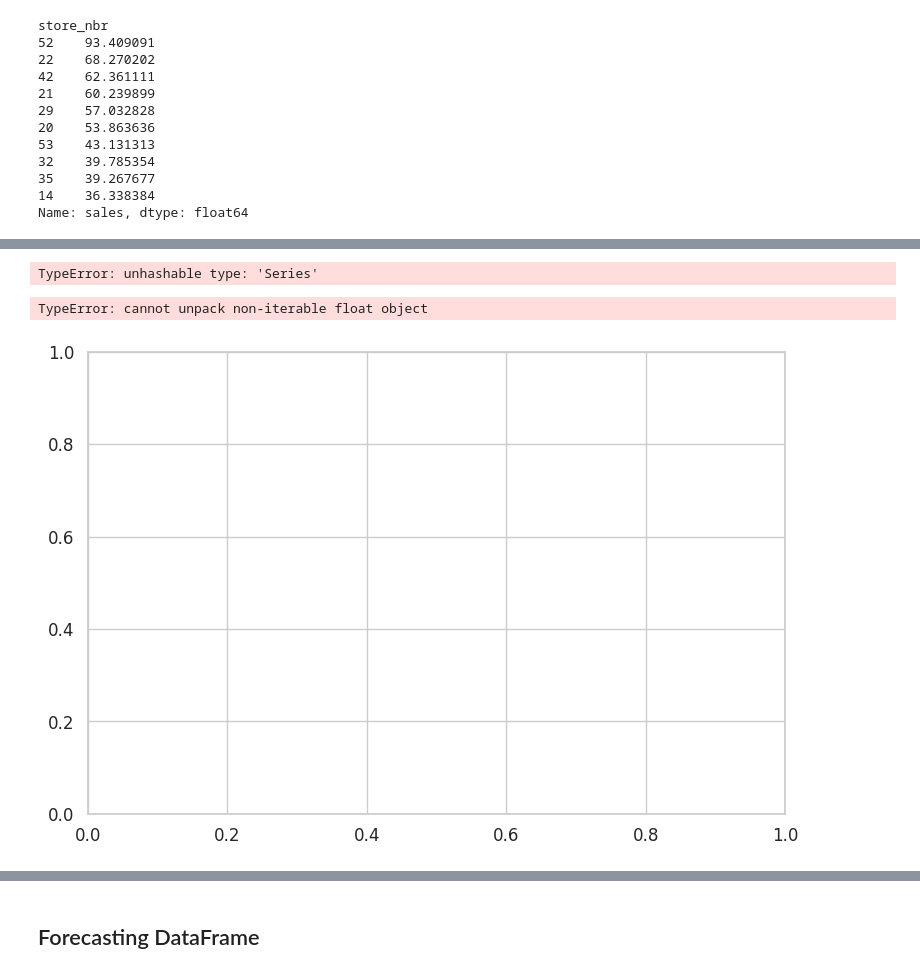
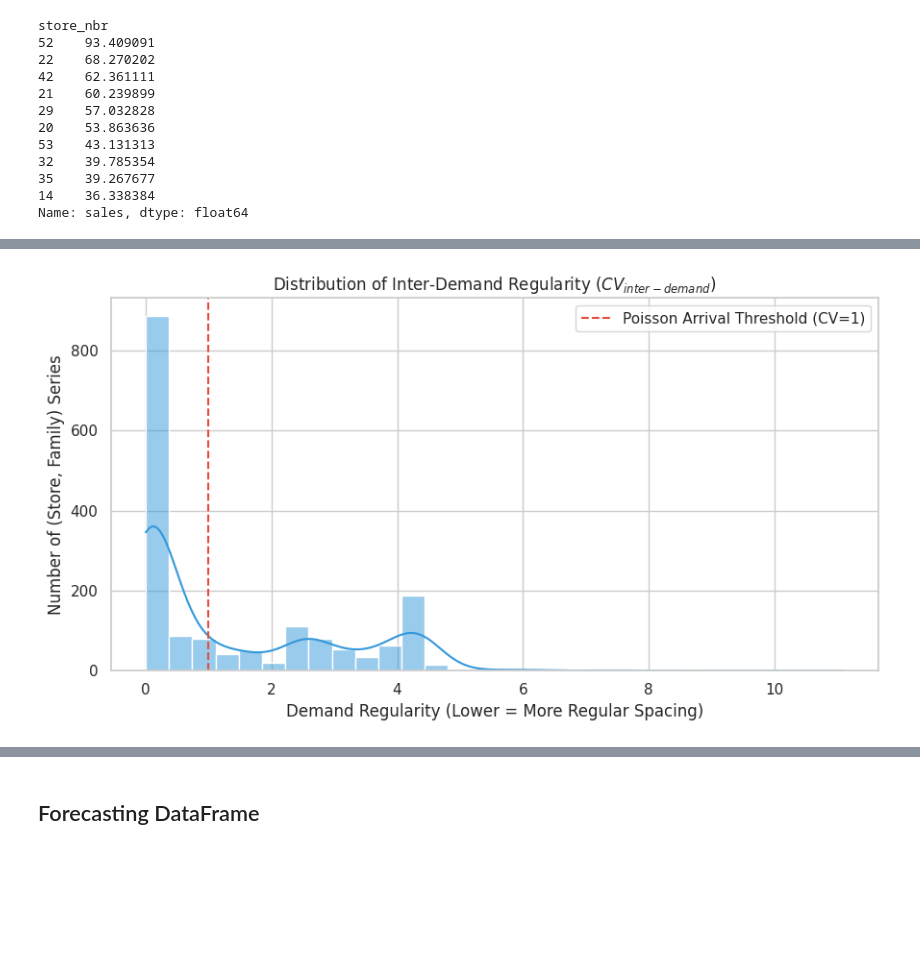
Before and after one commit to on1link/nixtla-store-sales-forecasting, a Jupyter notebook: notebooks/store_forecasting.ipynb, the cells around one changed output, grey strips where cells are left out. Drawn from its saved outputs; the diff is of its cells as text; code cells hidden in the pictures; blank space fills up the shorter version.

```diff
--- a/notebooks/store_forecasting.ipynb
+++ b/notebooks/store_forecasting.ipynb
@@ -577,35 +676,49 @@ pd.DataFrame({"name": ["dead_series", "intermittent", "low_zero"], "values": [de
 # %%
 # Detect intermittend demand (coefficient of variation of inter-demand invervals)
-def demand_regularity(series):
-    nonzero_idx = series[series > 0].index
+def calc_demand_regularity(series):
+    nonzero_idx = np.flatnonzero(series.values > 0)
     gaps = np.diff(nonzero_idx).astype("timedelta64[D]").astype(int)
     if len(gaps) < 2:
         return np.inf
     return gaps.std() / gaps.mean() # CV of inter_demand time
+
+# Add the Demand Interval axis (How frequent the demand occurs in average)
+# And then Lollipop plot
+
+def calc_demand_interval(series):
+    nonzero_idx = np.flatnonzero(series.values > 0)
+    if len(nonzero_idx) < 1:
+        return np.nan
+    gaps = np.diff(nonzero_idx).astype("timedelta64[D]").astype(int)
+    return gaps.mean()
 # %%
-train.groupby(['store_nbr', 'family'])["sales"].apply(demand_regularity)
+demand_regularity_df = train.sort_values(['store_nbr', 'family', 'date']).groupby(['store_nbr', 'family'])["sales"].agg(cv2=calc_demand_regularity, adi=calc_demand_interval).reset_index().dropna()
-# %% [output]
-TypeError: unhashable type: 'Series'
-# %%
-fig, ax = plt.subplots(figsize=(9, 6))
-
-colors = {
-    "Smooth": "#2ecc71",
-    "Erratic": "#e67e22",
-    "Intermittent": "#3498db",
-    "Lumpy": "#e74c3c",
-}
-
-# Groupby loop required for colored categories in Pandas
-for cat, group in demand_regularity:
-    group.plot.scatter(
-        x="adi", y="cv2", label=cat, color=colors[cat], s=80, ax=ax
-    )
-
-ax.axvline(x=1.32, color="gray", linestyle="--")
-ax.axhline(y=0.49, color="gray", linestyle="--")
-ax.set_title("Demand Categorization (Pandas Native)")
-plt.show()
-# %% [output]
-TypeError: cannot unpack non-iterable float object
-[figure, removed]
+# %%
+plt.figure(figsize=(9, 5))
+sns.set_theme(style="whitegrid")
+
+sns.histplot(
+    data=demand_regularity_df,
+    x="cv2",
+    kde=True,
+    bins=30,
+    color="#3498db",
+)
+
+# Threshold at CV = 1 (Poisson / Random arrivals threshold)
+plt.axvline(
+    x=1.0,
+    color="#e74c3c",
+    linestyle="--",
+    linewidth=1.5,
+    label="Poisson Arrival Threshold (CV=1)",
+)
+
+plt.title("Distribution of Inter-Demand Regularity ($CV_{inter-demand}$)")
+plt.xlabel("Demand Regularity (Lower = More Regular Spacing)")
+plt.ylabel("Number of (Store, Family) Series")
+plt.legend()
+plt.tight_layout()
+plt.show()
+# %% [output]
+[figure, added]
```
Also changed, not shown: parts of 31 cells of this notebook, 6 other files.
